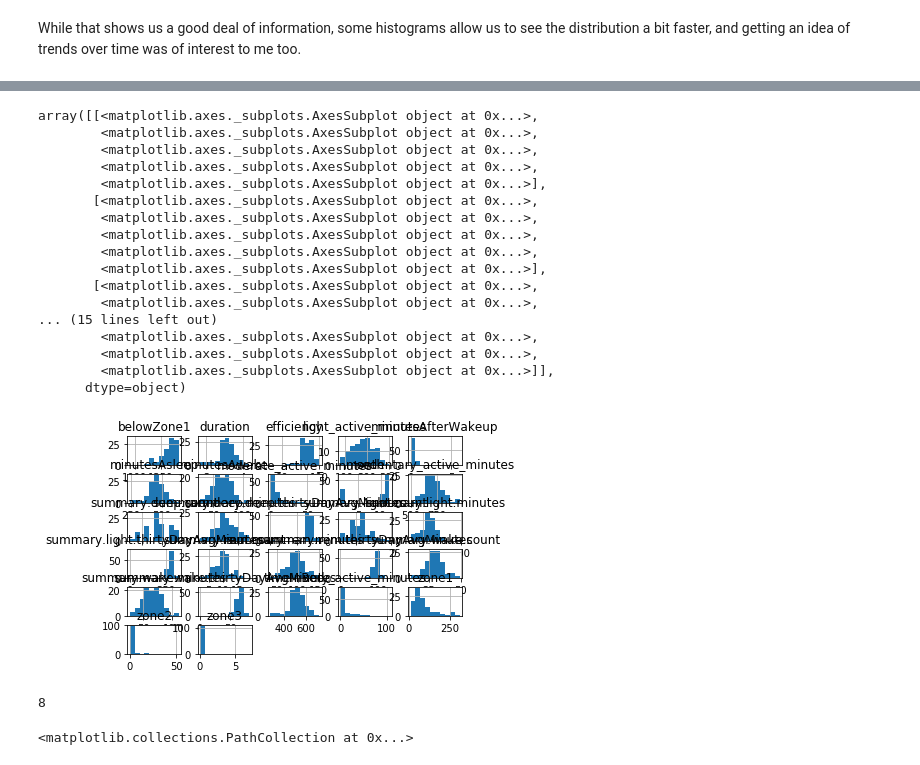
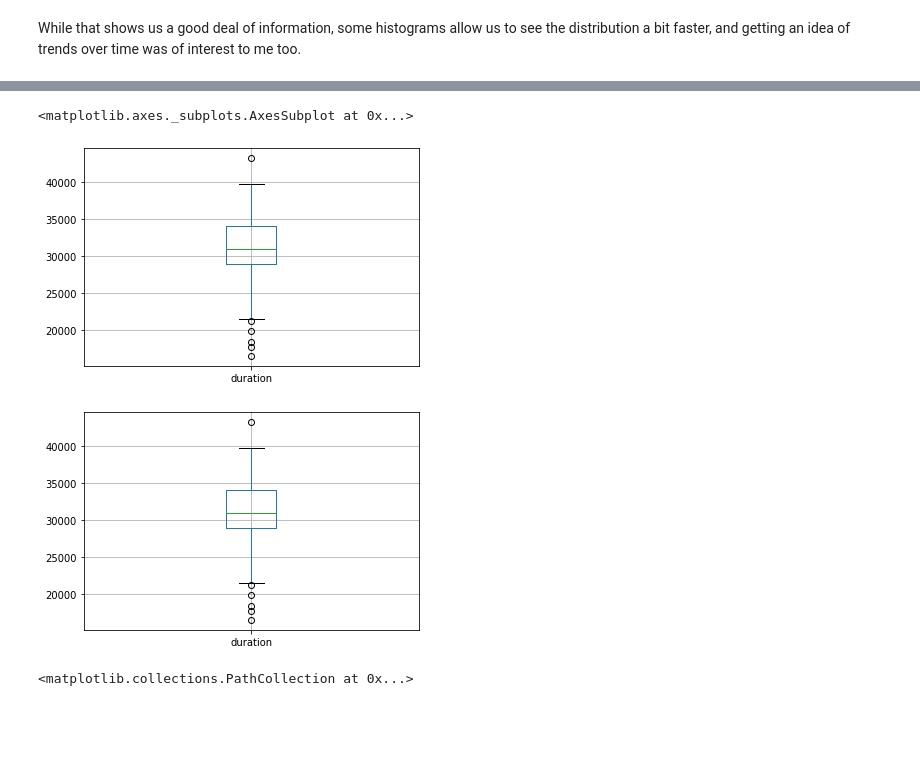
Before and after one commit to ashleygw/health-monitoring, a Jupyter notebook: fitbitanalysis.ipynb, the cells around one changed output, grey strips where cells are left out. Cells and saved outputs as stored; diff of their text form; code cells hidden in the pictures; blank space fills up the shorter version.

```diff
--- a/SleepAndHealthNN.ipynb
+++ b/fitbitanalysis.ipynb
@@ -311,21 +324,0 @@ for x in ax:
-# %%
-day_df.hist()
-# %% [output]
-array([[<matplotlib.axes._subplots.AxesSubplot object at 0x...>,
-        <matplotlib.axes._subplots.AxesSubplot object at 0x...>,
-        <matplotlib.axes._subplots.AxesSubplot object at 0x...>,
-        <matplotlib.axes._subplots.AxesSubplot object at 0x...>,
-        <matplotlib.axes._subplots.AxesSubplot object at 0x...>],
-       [<matplotlib.axes._subplots.AxesSubplot object at 0x...>,
-        <matplotlib.axes._subplots.AxesSubplot object at 0x...>,
-        <matplotlib.axes._subplots.AxesSubplot object at 0x...>,
-        <matplotlib.axes._subplots.AxesSubplot object at 0x...>,
-        <matplotlib.axes._subplots.AxesSubplot object at 0x...>],
-       [<matplotlib.axes._subplots.AxesSubplot object at 0x...>,
-        <matplotlib.axes._subplots.AxesSubplot object at 0x...>,
-... (15 lines left out)
-        <matplotlib.axes._subplots.AxesSubplot object at 0x...>,
-        <matplotlib.axes._subplots.AxesSubplot object at 0x...>,
-        <matplotlib.axes._subplots.AxesSubplot object at 0x...>]],
-      dtype=object)
-[figure, removed]
@@ -348,4 +324,0 @@ merged['dateTime'] = merged.apply (lambda row: timeFunc(row), axis=1)
-# %%
-merged.dateTime[0]
-# %% [output]
-8
@@ -358,3 +329,14 @@ merged = pickle.load( open("save.p", "rb" ) )
+# %%
+import matplotlib.pyplot as plt
+
+day_df.boxplot(column = "duration")
+# %% [output]
+<matplotlib.axes._subplots.AxesSubplot at 0x...>
+[figure, added]
+# %%
+plot_column(day_df, "duration")
+# %% [output]
+[figure, added]
 # %%
 #Plotting shows a reasonable correlation with the time of day
 plt.scatter(merged["dateTime"],merged["bpm"])
```
Also changed, not shown: parts of 13 cells of this notebook.
